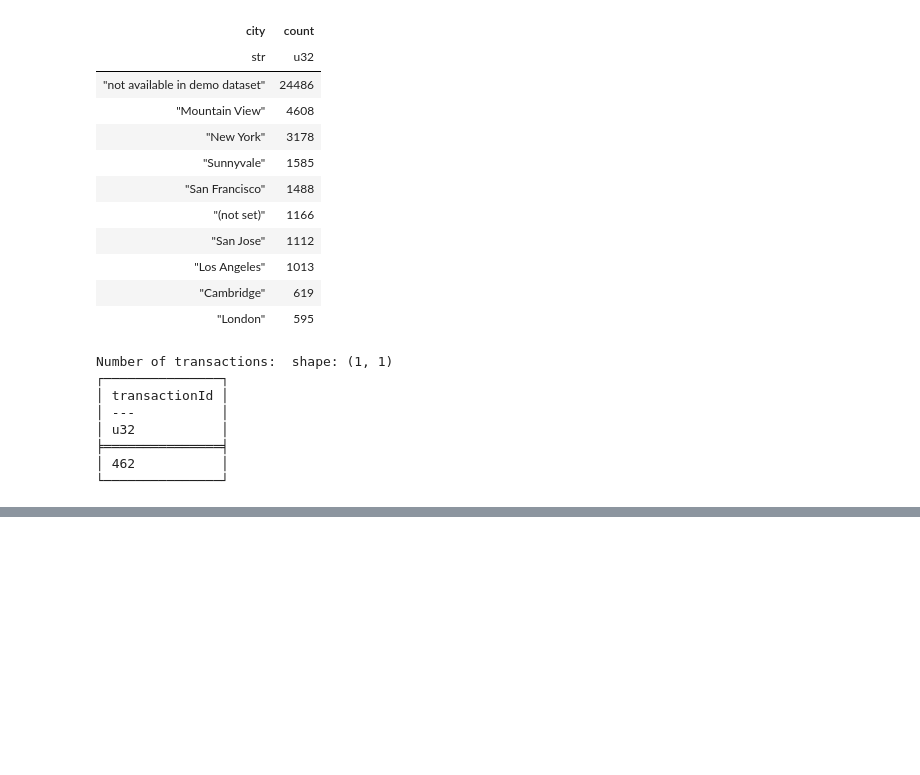
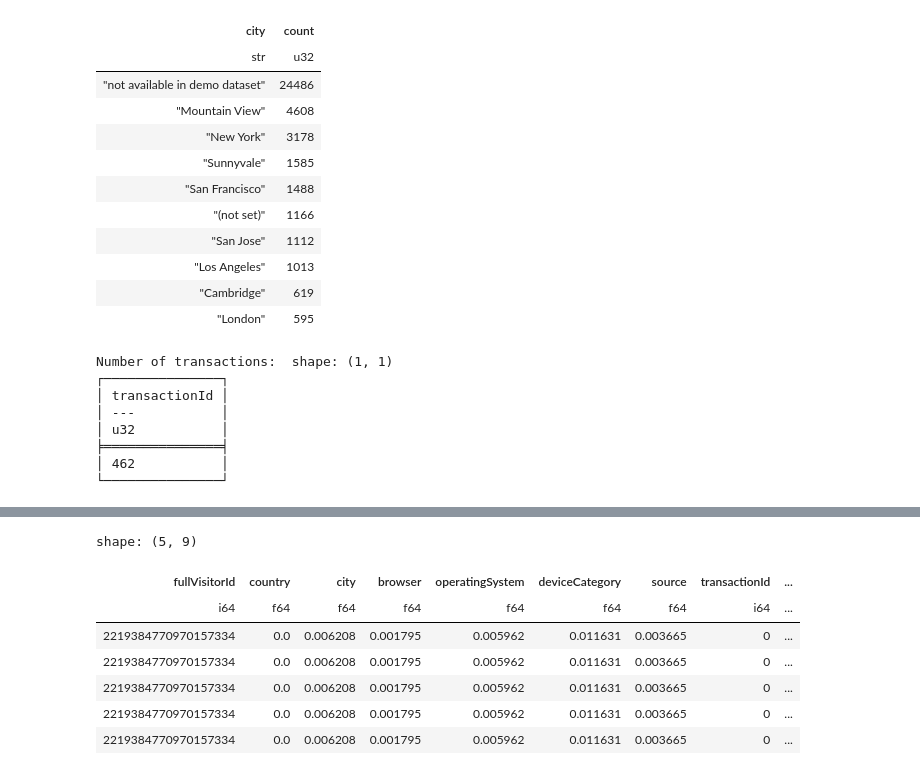
Before and after one commit to Andrew-Bordei/Data-Science, a Jupyter notebook: recommendation_system/notebooks/eda.ipynb, the cells around one changed output, grey strips where cells are left out. Drawn from its saved outputs; the diff is of its cells as text; code cells hidden in the pictures; blank space fills up the shorter version.

```diff
--- a/recommendation_system/notebooks/eda.ipynb
+++ b/recommendation_system/notebooks/eda.ipynb
@@ -191,0 +191,12 @@ shape: (97, 2)
+# %%
+encoded_df = pl.read_csv('../data/encoded_df.csv',ignore_errors=True)
+encoded_df.head()
+# %% [output]
+shape: (5, 9)
+| fullVisitorId | country | city | browser | operatingSystem | deviceCategory | source | transactionId | ... |
+| i64 | f64 | f64 | f64 | f64 | f64 | f64 | i64 | ... |
+| 2219384770970157334 | 0.0 | 0.006208 | 0.001795 | 0.005962 | 0.011631 | 0.003665 | 0 | ... |
+| 2219384770970157334 | 0.0 | 0.006208 | 0.001795 | 0.005962 | 0.011631 | 0.003665 | 0 | ... |
+| 2219384770970157334 | 0.0 | 0.006208 | 0.001795 | 0.005962 | 0.011631 | 0.003665 | 0 | ... |
+| 2219384770970157334 | 0.0 | 0.006208 | 0.001795 | 0.005962 | 0.011631 | 0.003665 | 0 | ... |
+| 2219384770970157334 | 0.0 | 0.006208 | 0.001795 | 0.005962 | 0.011631 | 0.003665 | 0 | ... |
```
Also changed, not shown: parts of 10 cells of this notebook, 2 other files.
